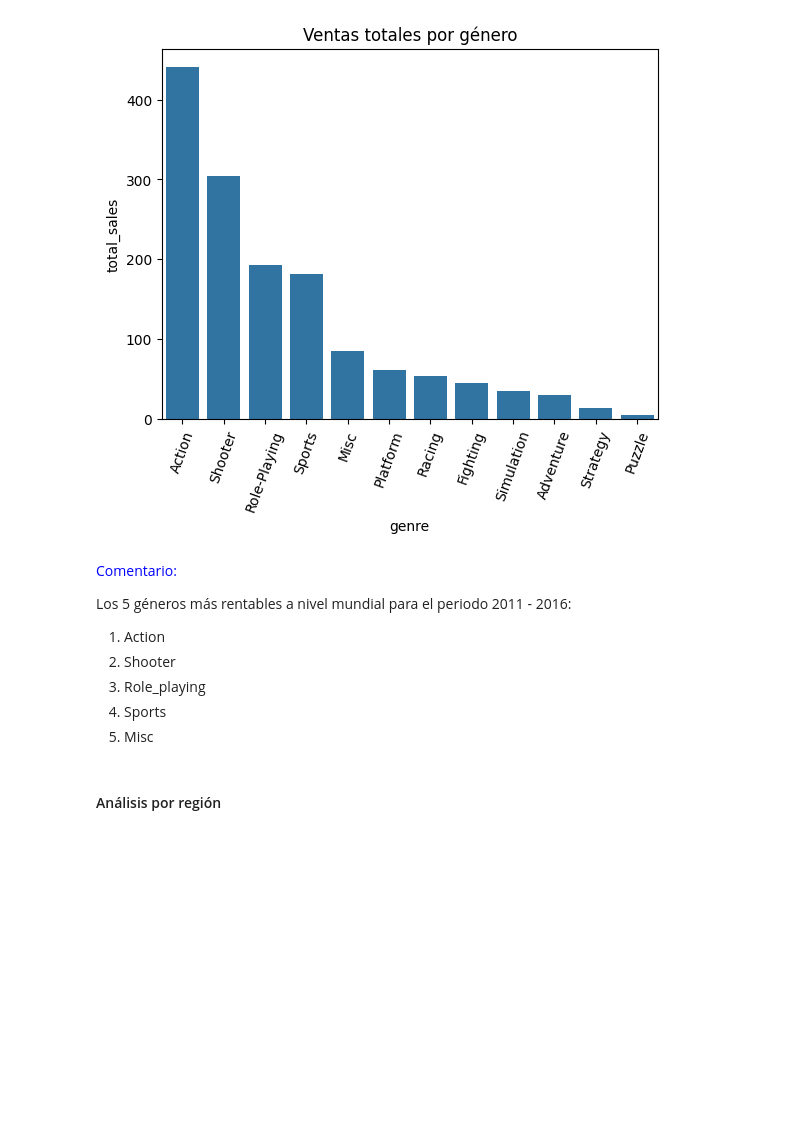
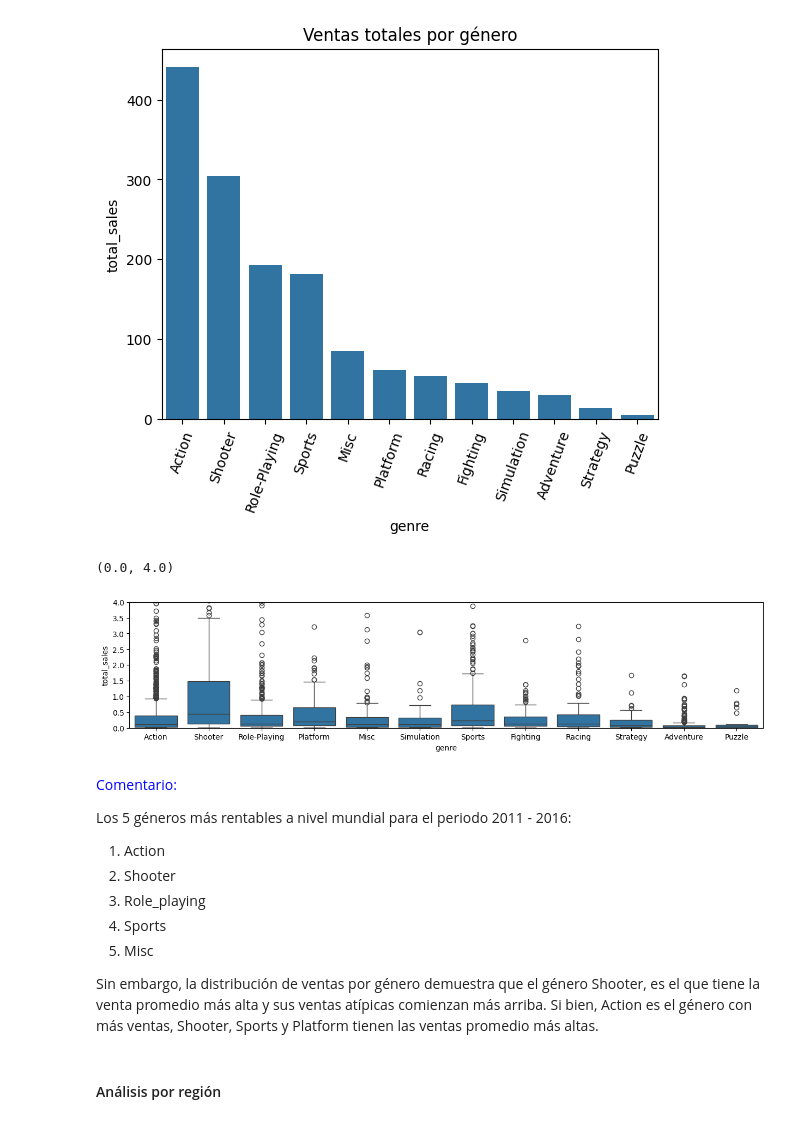
Before and after one commit to luisajg93/VG_sales_data_analysis, a Jupyter notebook: Proyecto_6_aprobado.ipynb, the cells around one changed output. Cells and saved outputs as stored; diff of their text form; code cells hidden in the pictures; blank space fills up the shorter version.

Commit message:
Se agregó diagrama de cajas para las ventas por género

```diff
--- a/Proyecto_6_aprobado.ipynb
+++ b/Proyecto_6_aprobado.ipynb
@@ -665,6 +815,18 @@ plt.xticks(rotation=70)
 plt.show()
 # %% [output]
 [figure]
+# %%
+# Distribución de las ventas por género en diagrama de caja
+
+fig, ax = plt.subplots(figsize=(15, 3))  # ajuste del largo del gráfico
+
+sns.boxplot(df_years_selected, x='genre', y='total_sales', ax=ax)
+
+# ajuste en el eje y, para observar mejor la mediana y excluir los valores atípicos
+plt.ylim(0, 4)
+# %% [output]
+(0.0, 4.0)
+[figure, added]
 # %% [markdown]
 <span style=color:blue> Comentario:
 
@@ -674,6 +836,8 @@ Los 5 géneros más rentables a nivel mundial para el periodo 2011 - 2016:
 3. Role_playing
 4. Sports
 5. Misc
+
+Sin embargo, la distribución de ventas por género demuestra que el género Shooter, es el que tiene la venta promedio más alta y sus ventas atípicas comienzan más arriba. Si bien, Action es el género con más ventas, Shooter, Sports y Platform tienen las ventas promedio más altas.
 # %% [markdown]
 #### Análisis por región
 # %% [markdown]
```
Also changed, not shown: parts of 26 cells of this notebook.
